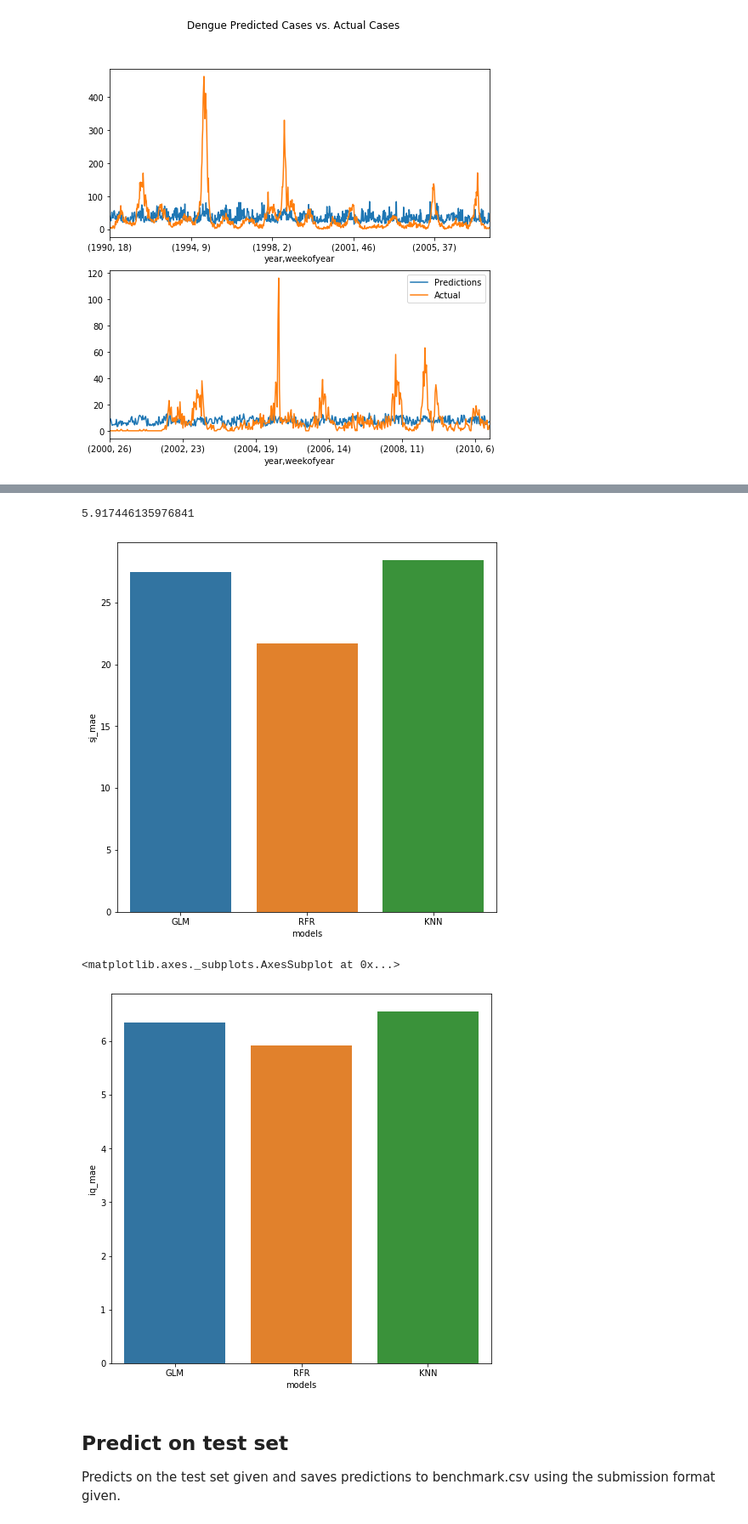
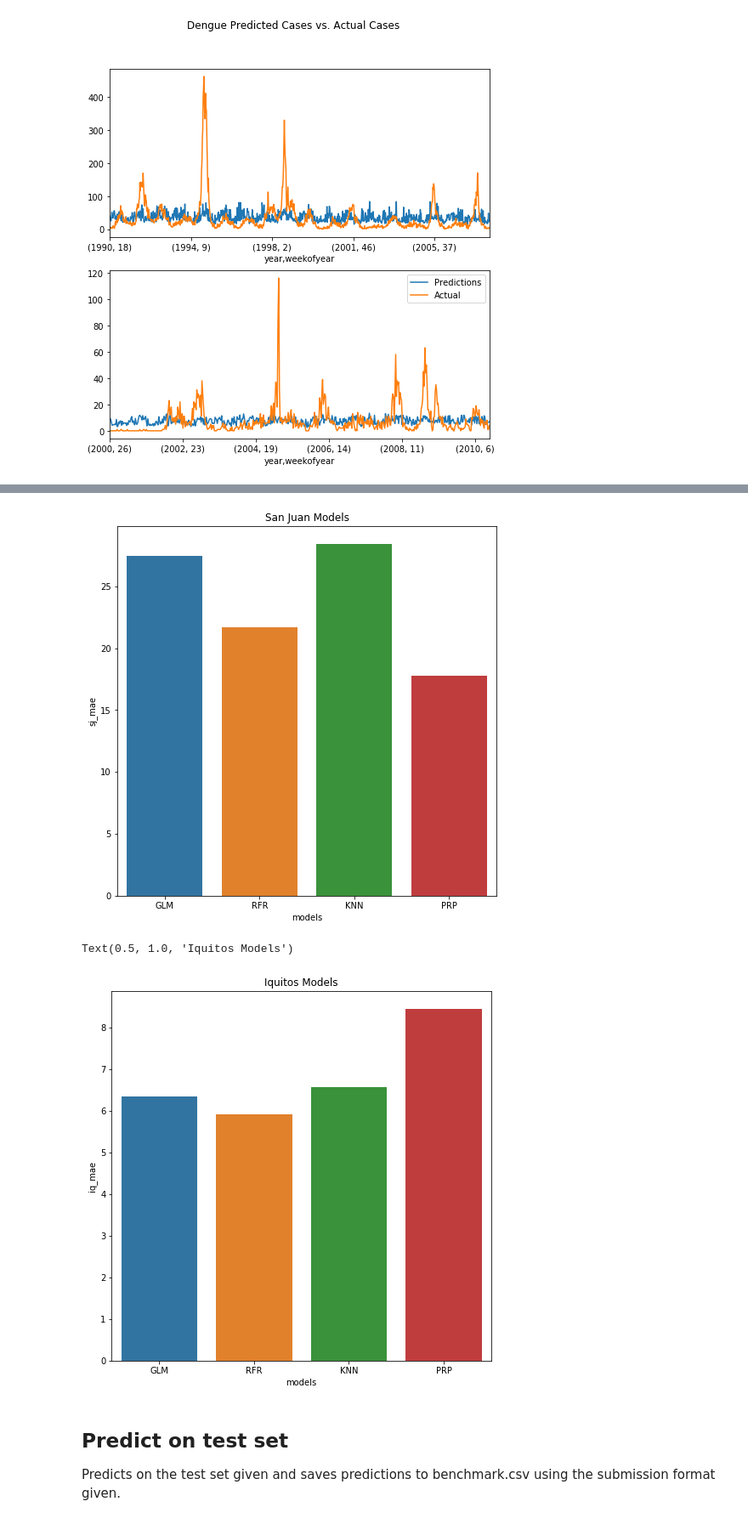
Before and after one commit to GaeaStorm/DengAI-Challenge, a Jupyter notebook: train.py.ipynb, the cells around one changed output, grey strips where cells are left out. Shown at 85% size. Cells and saved outputs as stored; diff of their text form; code cells hidden in the pictures.

```diff
--- a/train.py.ipynb
+++ b/train.py.ipynb
@@ -263,7 +238,7 @@ def kneighbours_model(train, test):
 ## Check Results
 Checks results of models by plotting against actual values and calculating the Mean Absolute Error for the individual models and together.
 # %%
-models = ["GLM", "RFR", "KNN"]
+models = ["GLM", "RFR", "KNN", "PRP"]
 sj_models_mae = []
 iq_models_mae = []
 # %%
@@ -295,8 +270,9 @@ Total MAE: 19.91053857579818
 # %%
 sj_best_model = random_forest_model(sj_train_subtrain, sj_train_subtest)
 iq_best_model = random_forest_model(iq_train_subtrain, iq_train_subtest)
-pred_sj = pd.Series(sj_best_model.predict(sj_train.drop(columns=["total_cases"])))
-pred_iq = pd.Series(iq_best_model.predict(iq_train.drop(columns=["total_cases"])))
+
+pred_sj = pd.Series(sj_best_model.predict(sj_train.drop(columns=["total_cases", 'week_start_date'])))
+pred_iq = pd.Series(iq_best_model.predict(iq_train.drop(columns=["total_cases", 'week_start_date'])))
 
 plot_against(pred_sj, pred_iq)
 
@@ -317,8 +297,9 @@ Total MAE: 16.066655239865693
 # %%
 sj_best_model = kneighbours_model(sj_train_subtrain, sj_train_subtest)
 iq_best_model = kneighbours_model(iq_train_subtrain, iq_train_subtest)
-pred_sj = pd.Series(sj_best_model.predict(sj_train.drop(columns=["total_cases"])))
-pred_iq = pd.Series(iq_best_model.predict(iq_train.drop(columns=["total_cases"])))
+
+pred_sj = pd.Series(sj_best_model.predict(sj_train.drop(columns=["total_cases",'week_start_date'])))
+pred_iq = pd.Series(iq_best_model.predict(iq_train.drop(columns=["total_cases",'week_start_date'])))
 
 plot_against(pred_sj, pred_iq)
 
@@ -340,3 +321,24 @@ San Juan MAE: 28.443547008547007
 Iquitos MAE: 6.559230769230769
 Total MAE: 20.62771978021978
 [figure]
+# %%
+sj_best_model, test_prop_sj = fb_prophet_model(sj_train_subtrain, sj_train_subtest, 1, 52)
+iq_best_model, test_prop_iq = fb_prophet_model(iq_train_subtrain, iq_train_subtest, 1, 10)
+
+pred_sj = sj_best_model.predict(test_prop_sj)
+pred_iq = iq_best_model.predict(test_prop_iq)
+
+pred_sj = pred_sj[['ds', 'yhat']].yhat.apply(lambda x : int(x))
+pred_iq = pred_iq[['ds', 'yhat']].yhat.apply(lambda x : int(x))
+
+plot_against(pred_sj, pred_iq)
+
+sj_mae = mae_calc(pred_sj.values, sj_train.total_cases)
+sj_models_mae.append(sj_mae)
+print("San Juan MAE:", sj_mae)
+iq_mae = mae_calc(pred_iq.values, iq_train.total_cases)
+iq_models_mae.append(iq_mae)
+print("Iquitos MAE:", iq_mae)
+total_mae = (np.abs(pred_sj.values - sj_train.total_cases).sum() +
+             np.abs(pred_iq.values - iq_train.total_cases).sum()) / (sj_train.shape[0] + iq_train.shape[0])
+print("Total MAE:", total_mae)
@@ -343,16 +354,15 @@ Total MAE: 20.62771978021978
 # %%
 error_map = pd.DataFrame()
 error_map["models"] = models
 error_map["sj_mae"] = sj_models_mae
 error_map["iq_mae"] = iq_models_mae
-sns.barplot(x=error_map.models, y=error_map.sj_mae)
+sns.barplot(x=error_map.models, y=error_map.sj_mae).set_title('San Juan Models')
 plt.show()
-sns.barplot(x=error_map.models, y=error_map.iq_mae)
+sns.barplot(x=error_map.models, y=error_map.iq_mae).set_title('Iquitos Models')
 # %% [output]
+[figure, new version]
-5.917446135976841
+Text(0.5, 1.0, 'Iquitos Models')
-[figure, old version]
-<matplotlib.axes._subplots.AxesSubplot at 0x...>
-[figure, old version]
+[figure, new version]
 # %% [markdown]
 ## Predict on test set
 Predicts on the test set given and saves predictions to benchmark.csv using the submission format given.
```
Also changed, not shown: parts of 12 cells of this notebook.
